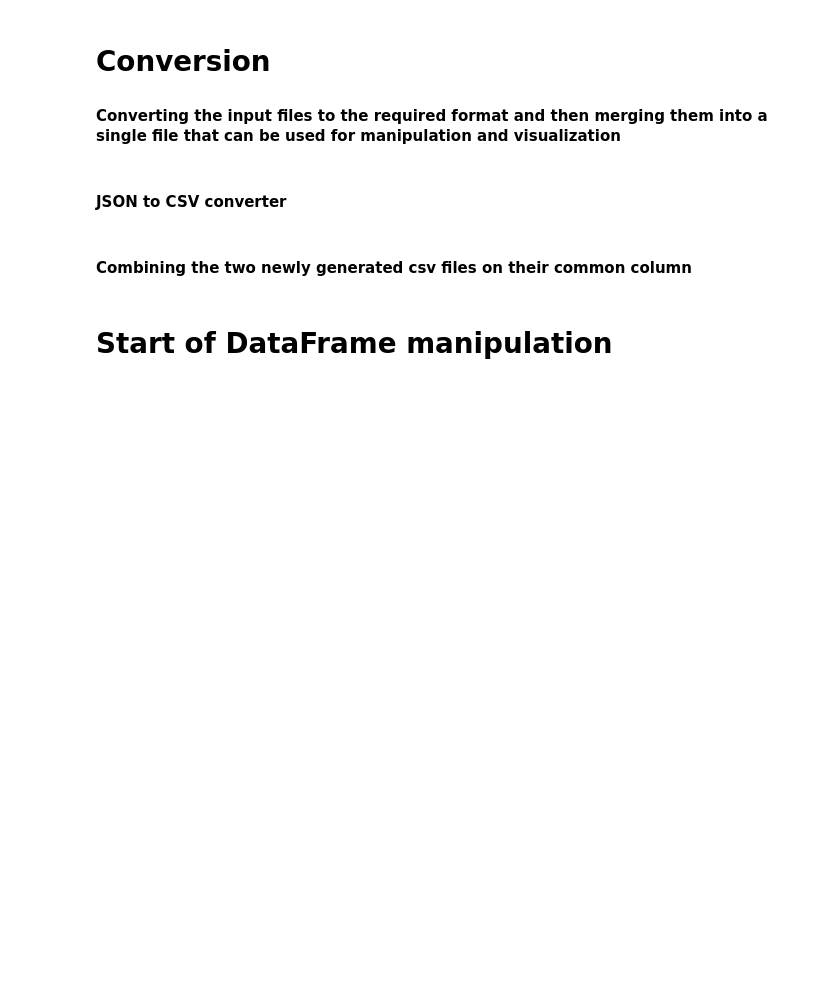
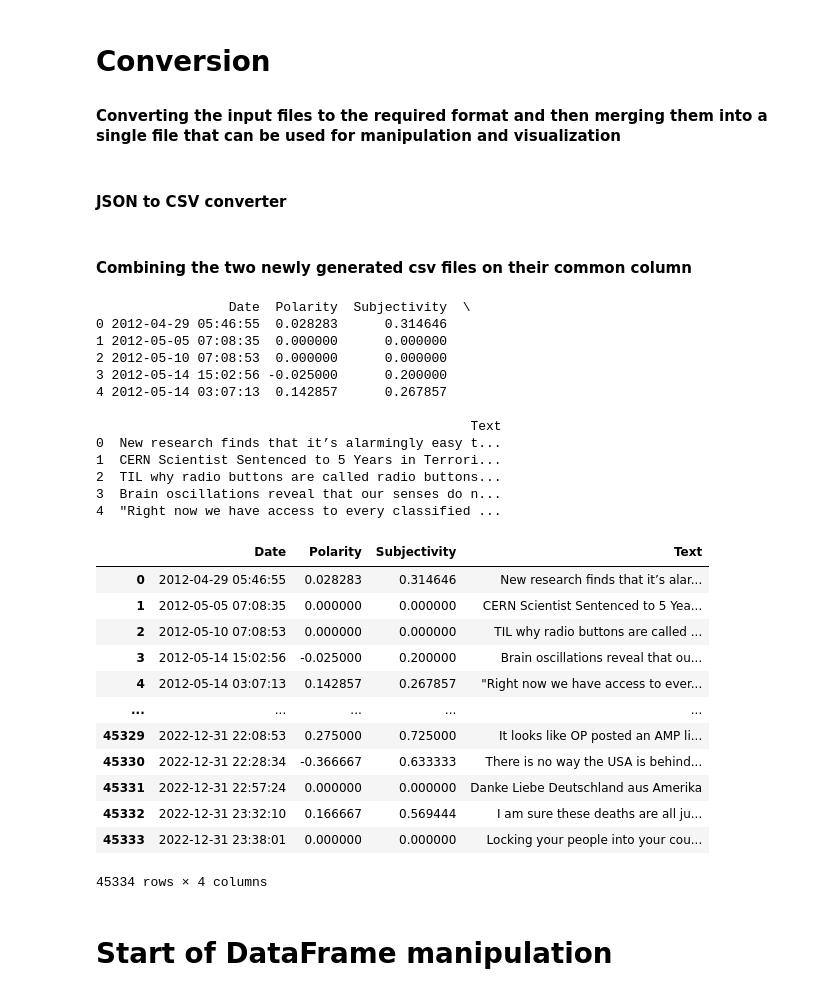
Before and after one commit to troniixx/DataScienceProject, a Jupyter notebook: visuals/visualizer.ipynb, the cells around one changed output. Drawn from its saved outputs; the diff is of its cells as text; code cells hidden in the pictures; blank space fills up the shorter version.

Commit message:
Actually fixed Post & Comment merging, this time

```diff
--- a/visuals/visualizer.ipynb
+++ b/visuals/visualizer.ipynb
@@ -70,30 +70,68 @@ df.to_csv(OUTPUT_CLEANED, index=False)
 # %%
 
 def merge_posts_and_comments(df_posts,dfcomments,output):
 
     df_new = pd.DataFrame(data={
         "Date": pd.to_datetime(df_posts.timestamp),
-        "Text": df_posts.title + " | " + df_posts.selftext,
+#        "Text": df_posts["title"] + " | " + df_posts["selftext"],
         "Polarity": (df_posts.title_polarity + df_posts.text_polarity) * 0.5,
         "Subjectivity": (df_posts.title_subjectivity + df_posts.text_subjectivity) * 0.5,
     })
+
+    df_new["Text"] = df_posts.apply(lambda row: str(row["title"])+ " | "+ str(row["selftext"]), axis=1)
+
     dfcomments["Date"] = pd.to_datetime(dfcomments["Date"])
 
-    df_merged = pd.concat([df_new,dfcomments]).to_csv(output, index=False)
-#    df_merged = pd.merge(dfcomments, df_new, on="Date", how="outer").to_csv(output, index=False)
+
+    print(df_new.head())
+#    dfcomments.set_index("Date", inplace=True)
+#    df_new.set_index("Date",inplace=True)
+
+    df_merged = pd.concat([df_new, dfcomments],ignore_index=True,axis=0)
+
+#    df_merged.set_index("Date",inplace=True)
+
+    df_merged.to_csv(output, index=False)
 
     return df_merged
 
 df_sent = pd.read_csv(OUTPUT_SENT)
 df_cleaned = pd.read_csv(OUTPUT_CLEANED)
 
 df_posts = pd.read_csv(POSTS)
 
 df_merged = pd.merge(df_cleaned, df_sent, on="Date", how="inner")
 df_merged.to_csv(MERGED, index=False)
 
 
 merge_posts_and_comments(df_posts, df_merged, MERGED)
+# %% [output]
+                 Date  Polarity  Subjectivity  \
+0 2012-04-29 05:46:55  0.028283      0.314646
+1 2012-05-05 07:08:35  0.000000      0.000000
+2 2012-05-10 07:08:53  0.000000      0.000000
+3 2012-05-14 15:02:56 -0.025000      0.200000
+4 2012-05-14 03:07:13  0.142857      0.267857
+
+                                                Text
+0  New research finds that it’s alarmingly easy t...
+1  CERN Scientist Sentenced to 5 Years in Terrori...
+2  TIL why radio buttons are called radio buttons...
+3  Brain oscillations reveal that our senses do n...
+4  "Right now we have access to every classified ...
+|  | Date | Polarity | Subjectivity | Text |
+| 0 | 2012-04-29 05:46:55 | 0.028283 | 0.314646 | New research finds that it’s alar... |
+| 1 | 2012-05-05 07:08:35 | 0.000000 | 0.000000 | CERN Scientist Sentenced to 5 Yea... |
+| 2 | 2012-05-10 07:08:53 | 0.000000 | 0.000000 | TIL why radio buttons are called ... |
+| 3 | 2012-05-14 15:02:56 | -0.025000 | 0.200000 | Brain oscillations reveal that ou... |
+| 4 | 2012-05-14 03:07:13 | 0.142857 | 0.267857 | "Right now we have access to ever... |
+| ... | ... | ... | ... | ... |
+| 45329 | 2022-12-31 22:08:53 | 0.275000 | 0.725000 | It looks like OP posted an AMP li... |
+| 45330 | 2022-12-31 22:28:34 | -0.366667 | 0.633333 | There is no way the USA is behind... |
+| 45331 | 2022-12-31 22:57:24 | 0.000000 | 0.000000 | Danke Liebe Deutschland aus Amerika |
+| 45332 | 2022-12-31 23:32:10 | 0.166667 | 0.569444 | I am sure these deaths are all ju... |
+| 45333 | 2022-12-31 23:38:01 | 0.000000 | 0.000000 | Locking your people into your cou... |
+45334 rows × 4 columns
 # %% [markdown]
 # Start of DataFrame manipulation
 # %%
```
Also changed, not shown: parts of 2 cells of this notebook.
